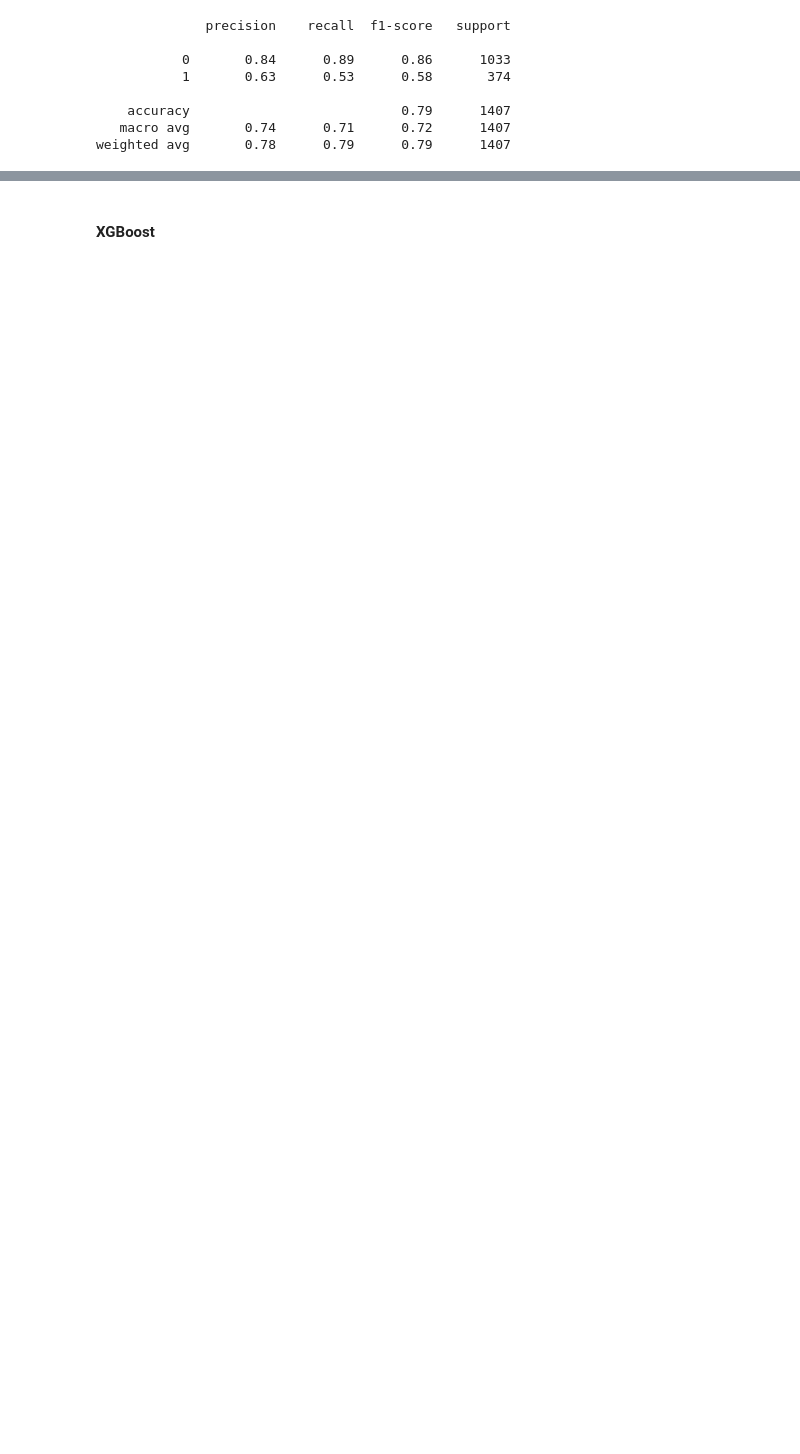
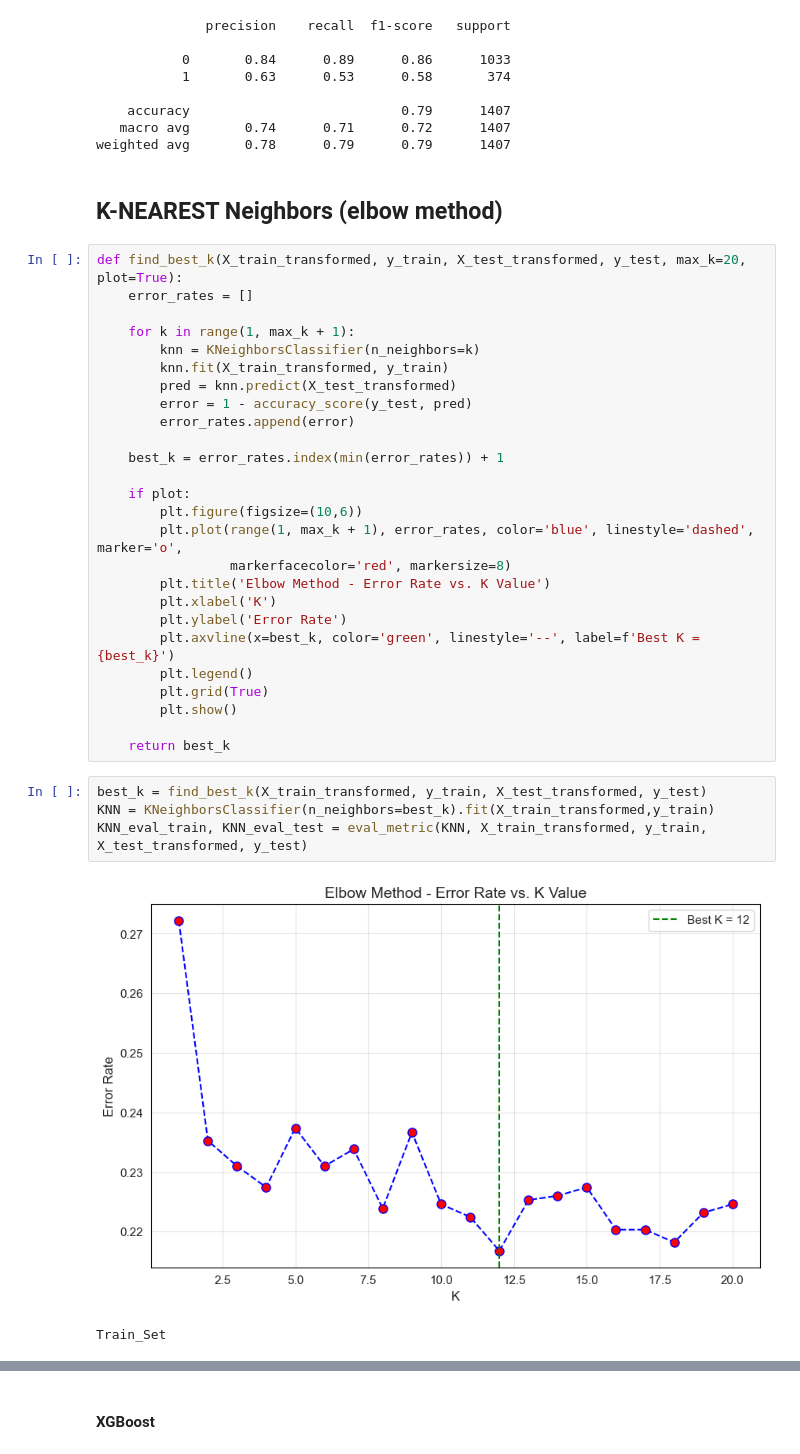
Before and after one commit to Mauryatan10/customer-churn-prediction, a Jupyter notebook: telco-customer-churn-prediction.ipynb, the cells around one changed output, grey strips where cells are left out. Cells and saved outputs as stored; diff of their text form; blank space fills up the shorter version.

```diff
--- a/telco-customer-churn-prediction.ipynb
+++ b/telco-customer-churn-prediction.ipynb
@@ -594,3 +594,38 @@ Test_Set
     accuracy                           0.79      1407
    macro avg       0.74      0.71      0.72      1407
 weighted avg       0.78      0.79      0.79      1407
+# %% [markdown]
+## K-NEAREST Neighbors (elbow method)
+# %%
+def find_best_k(X_train_transformed, y_train, X_test_transformed, y_test, max_k=20, plot=True):
+    error_rates = []
+
+    for k in range(1, max_k + 1):
+        knn = KNeighborsClassifier(n_neighbors=k)
+        knn.fit(X_train_transformed, y_train)
+        pred = knn.predict(X_test_transformed)
+        error = 1 - accuracy_score(y_test, pred)
+        error_rates.append(error)
+
+    best_k = error_rates.index(min(error_rates)) + 1
+
+    if plot:
+        plt.figure(figsize=(10,6))
+        plt.plot(range(1, max_k + 1), error_rates, color='blue', linestyle='dashed', marker='o',
+                 markerfacecolor='red', markersize=8)
+        plt.title('Elbow Method - Error Rate vs. K Value')
+        plt.xlabel('K')
+        plt.ylabel('Error Rate')
+        plt.axvline(x=best_k, color='green', linestyle='--', label=f'Best K = {best_k}')
+        plt.legend()
+        plt.grid(True)
+        plt.show()
+
+    return best_k
+# %%
+best_k = find_best_k(X_train_transformed, y_train, X_test_transformed, y_test)
+KNN = KNeighborsClassifier(n_neighbors=best_k).fit(X_train_transformed,y_train)
+KNN_eval_train, KNN_eval_test = eval_metric(KNN, X_train_transformed, y_train, X_test_transformed, y_test)
+# %% [output]
+[figure, added]
+Train_Set
```
Also changed, not shown: parts of 19 cells of this notebook, 1 other file.
